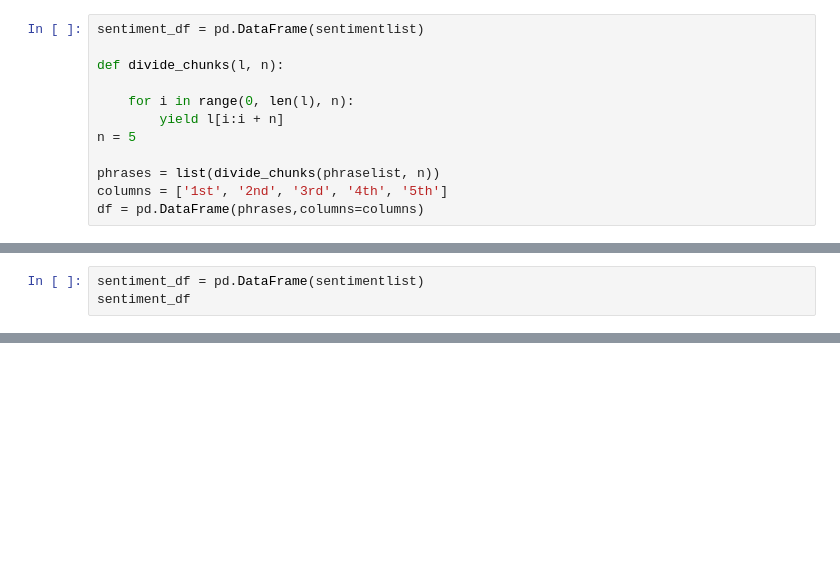
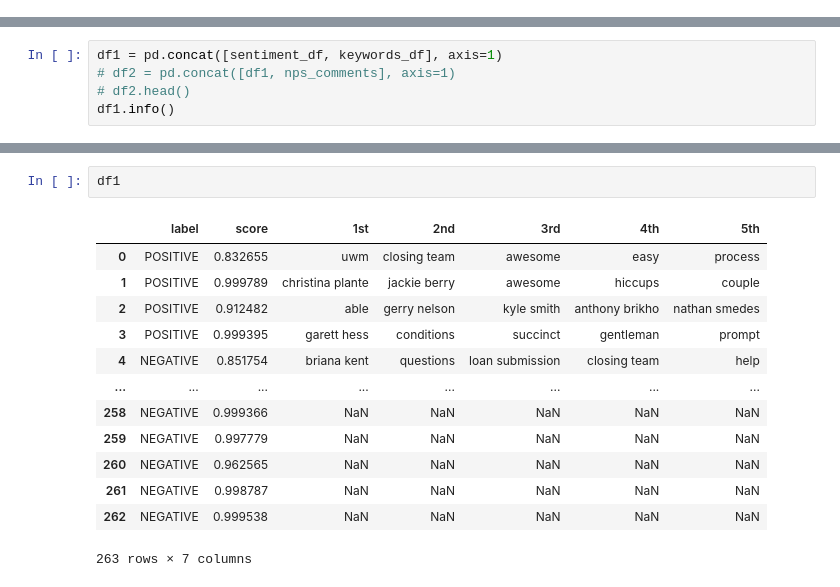
Before and after one commit to leah-apking/homework, a Jupyter notebook: PKE.ipynb, the cells around one changed output, grey strips where cells are left out. Saved outputs shown, nothing was run; the diff lists cells and outputs as text; blank space fills up the shorter version.

```diff
--- a/PKE.ipynb
+++ b/PKE.ipynb
@@ -157,12 +24,0 @@ for n in range(len(nps_comments)):
-# %%
-sentiment_df = pd.DataFrame(sentimentlist)
-
-def divide_chunks(l, n):
-
-    for i in range(0, len(l), n):
-        yield l[i:i + n]
-n = 5
-
-phrases = list(divide_chunks(phraselist, n))
-columns = ['1st', '2nd', '3rd', '4th', '5th']
-df = pd.DataFrame(phrases,columns=columns)
@@ -235,3 +26,0 @@ Using a pipeline without specifying a model name and revision in production is n
-# %%
-sentiment_df = pd.DataFrame(sentimentlist)
-sentiment_df
@@ -273,0 +636,5 @@ new_df
+# %%
+df1 = pd.concat([sentiment_df, keywords_df], axis=1)
+# df2 = pd.concat([df1, nps_comments], axis=1)
+# df2.head()
+df1.info()
@@ -273,0 +656,16 @@ new_df
+# %%
+df1
+# %% [output]
+|  | label | score | 1st | 2nd | 3rd | 4th | 5th |
+| 0 | POSITIVE | 0.832655 | uwm | closing team | awesome | easy | process |
+| 1 | POSITIVE | 0.999789 | christina plante | jackie berry | awesome | hiccups | couple |
+| 2 | POSITIVE | 0.912482 | able | gerry nelson | kyle smith | anthony brikho | nathan smedes |
+| 3 | POSITIVE | 0.999395 | garett hess | conditions | succinct | gentleman | prompt |
+| 4 | NEGATIVE | 0.851754 | briana kent | questions | loan submission | closing team | help |
+| ... | ... | ... | ... | ... | ... | ... | ... |
+| 258 | NEGATIVE | 0.999366 | NaN | NaN | NaN | NaN | NaN |
+| 259 | NEGATIVE | 0.997779 | NaN | NaN | NaN | NaN | NaN |
+| 260 | NEGATIVE | 0.962565 | NaN | NaN | NaN | NaN | NaN |
+| 261 | NEGATIVE | 0.998787 | NaN | NaN | NaN | NaN | NaN |
+| 262 | NEGATIVE | 0.999538 | NaN | NaN | NaN | NaN | NaN |
+263 rows × 7 columns
```
Also changed, not shown: parts of 67 cells of this notebook.
